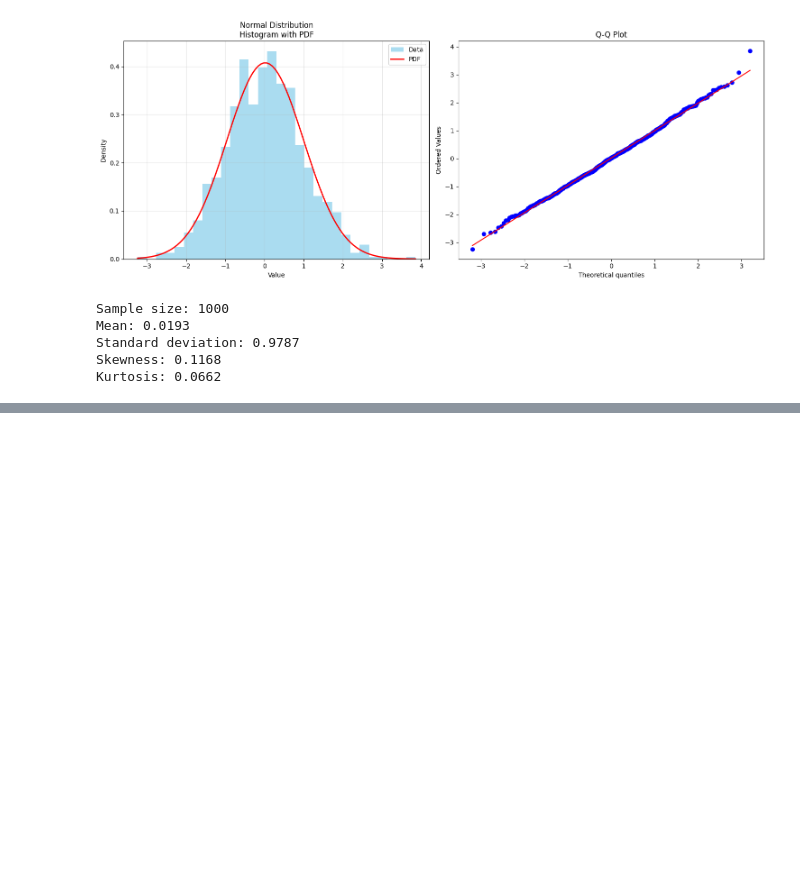
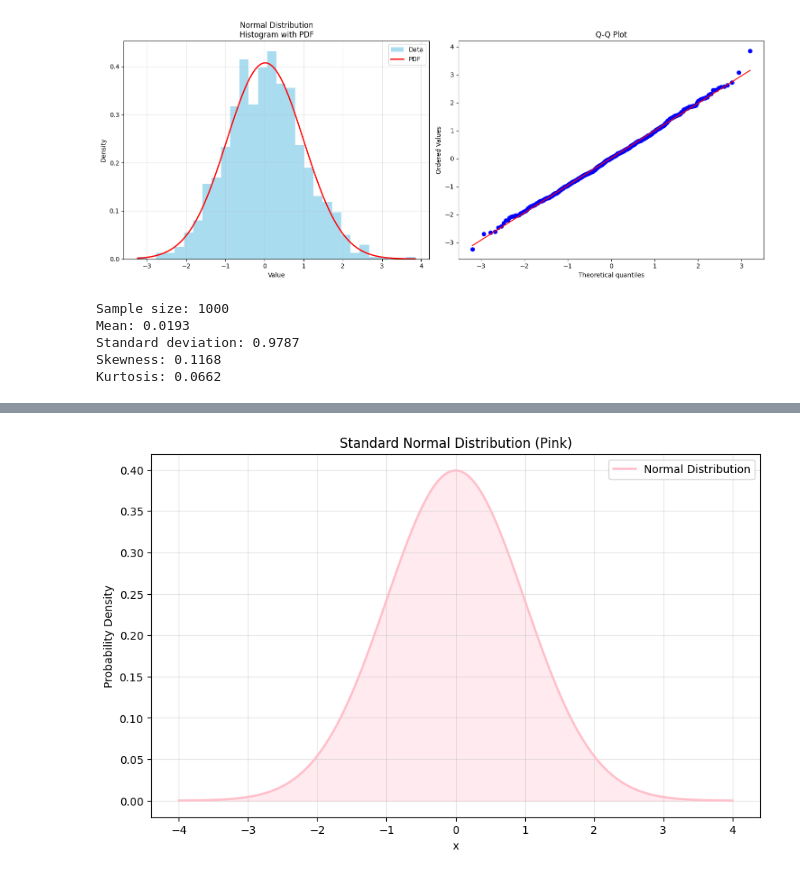
Before and after one commit to ihrpr/mcp-client-jupyter-chat, a Jupyter notebook: Untitled.ipynb, the cells around one changed output, grey strips where cells are left out. Drawn from its saved outputs; the diff is of its cells as text; code cells hidden in the pictures; blank space fills up the shorter version.

```diff
--- a/Untitled.ipynb
+++ b/Untitled.ipynb
@@ -104,0 +147,21 @@ Kurtosis: 0.0662
+# %%
+import numpy as np
+import matplotlib.pyplot as plt
+from scipy import stats
+
+# Generate data points for the normal distribution
+x = np.linspace(-4, 4, 1000)
+y = stats.norm.pdf(x, 0, 1)  # Mean=0, Standard Deviation=1
+
+# Create the plot
+plt.figure(figsize=(10, 6))
+plt.plot(x, y, 'pink', lw=2, label='Normal Distribution')
+plt.fill_between(x, y, color='pink', alpha=0.3)
+plt.title('Standard Normal Distribution (Pink)')
+plt.xlabel('x')
+plt.ylabel('Probability Density')
+plt.grid(True, alpha=0.3)
+plt.legend()
+plt.show()
+# %% [output]
+[figure, added]
```
Also changed, not shown: parts of 10 cells of this notebook, 1 other file.
